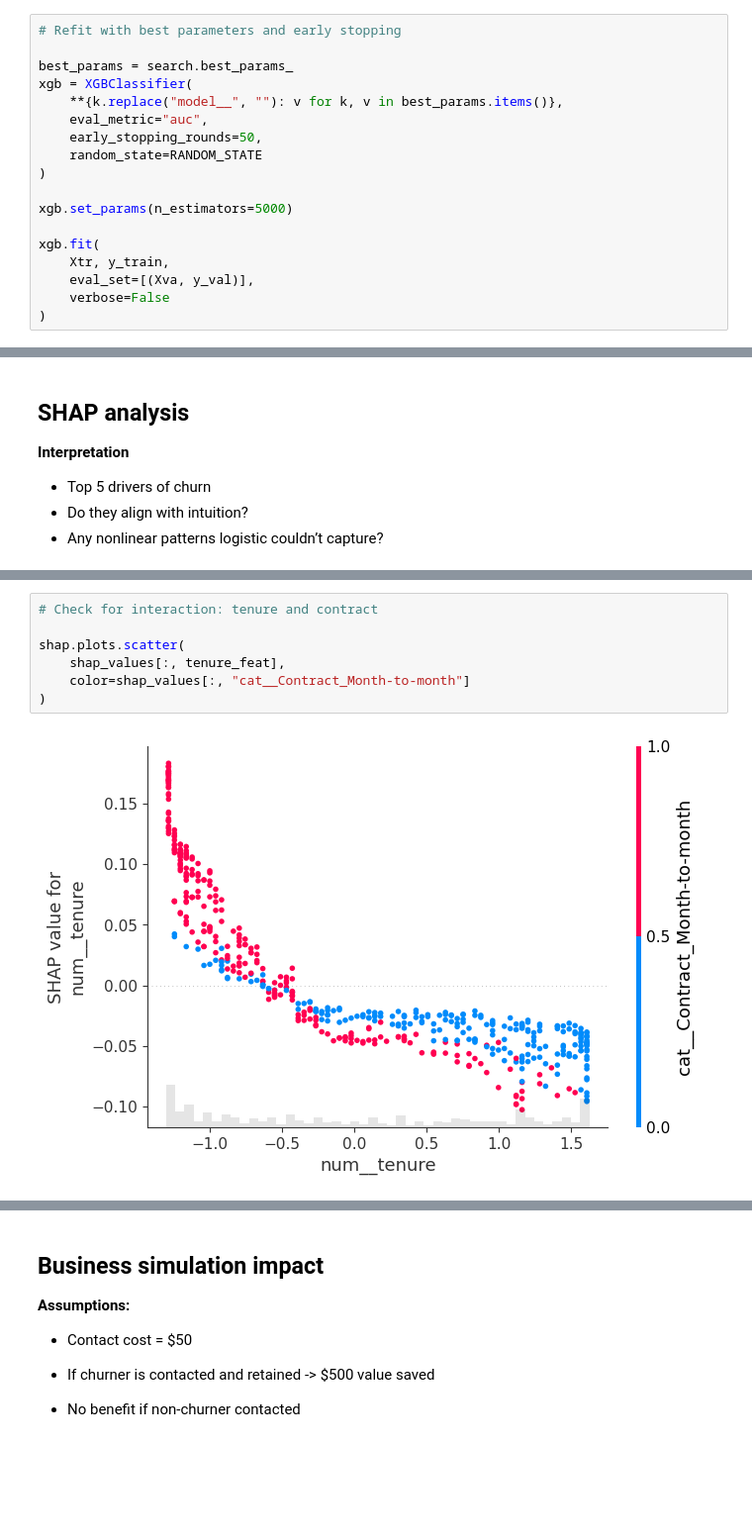
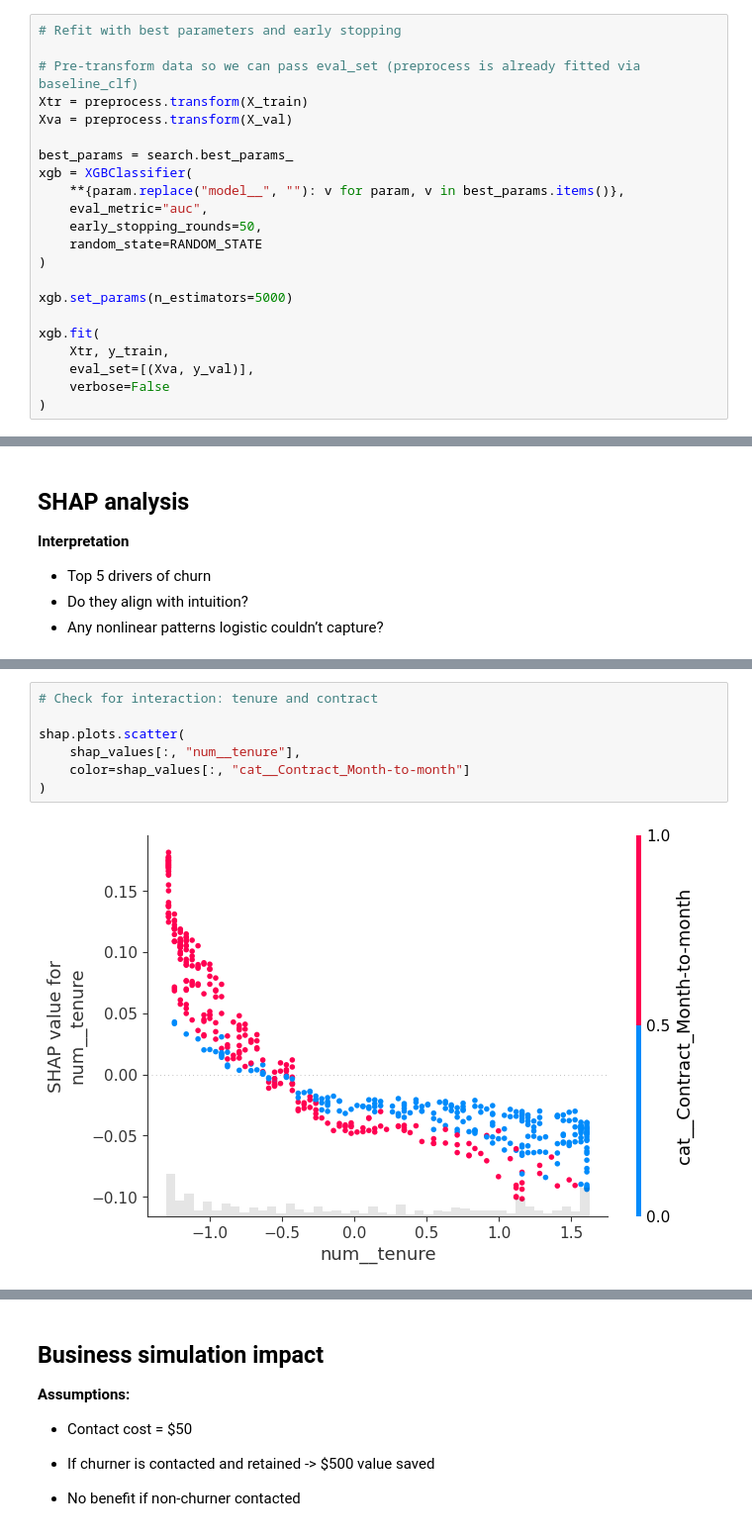
Before and after one commit to dpolioudakis/customer-churn-applied-ml, a Jupyter notebook: telco_customer_churn_analysis.ipynb, the cells around one changed output, grey strips where cells are left out. Shown at 99% size. Drawn from its saved outputs; the diff is of its cells as text; blank space fills up the shorter version.

```diff
--- a/telco_customer_churn_analysis.ipynb
+++ b/telco_customer_churn_analysis.ipynb
@@ -922,9 +854,13 @@ cv_results.sort_values("mean_test_score", ascending=False).head()
 # %%
 # Refit with best parameters and early stopping
 
+# Pre-transform data so we can pass eval_set (preprocess is already fitted via baseline_clf)
+Xtr = preprocess.transform(X_train)
+Xva = preprocess.transform(X_val)
+
 best_params = search.best_params_
 xgb = XGBClassifier(
-    **{k.replace("model__", ""): v for k, v in best_params.items()},
+    **{param.replace("model__", ""): v for param, v in best_params.items()},
     eval_metric="auc",
     early_stopping_rounds=50,
     random_state=RANDOM_STATE
@@ -1153,12 +1089,12 @@ shap.plots.scatter(shap_values[:, 'num__tenure'])
 # %%
 # Check for interaction: tenure and contract
 
 shap.plots.scatter(
-    shap_values[:, tenure_feat],
+    shap_values[:, "num__tenure"],
     color=shap_values[:, "cat__Contract_Month-to-month"]
 )
 # %% [output]
-[figure, old version]
+[figure, new version]
 # %%
 # Individual explanation (one customer):
 
```
Also changed, not shown: parts of 21 cells of this notebook, 2 other files.
